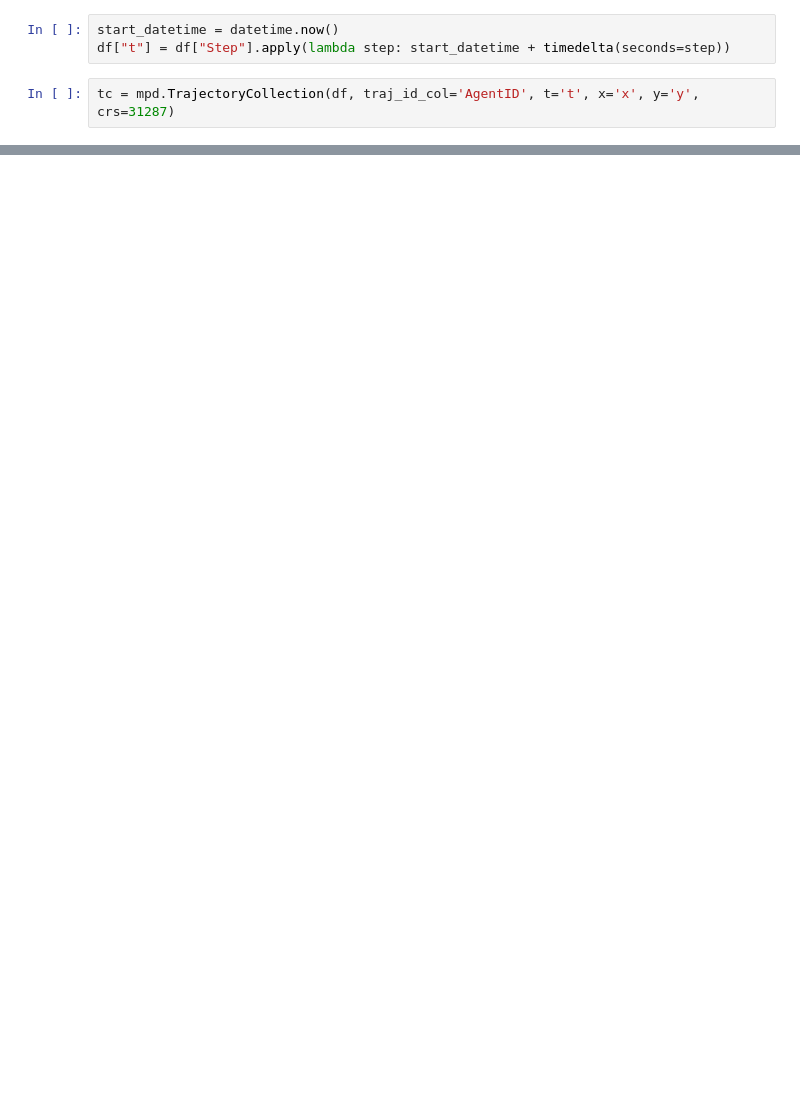
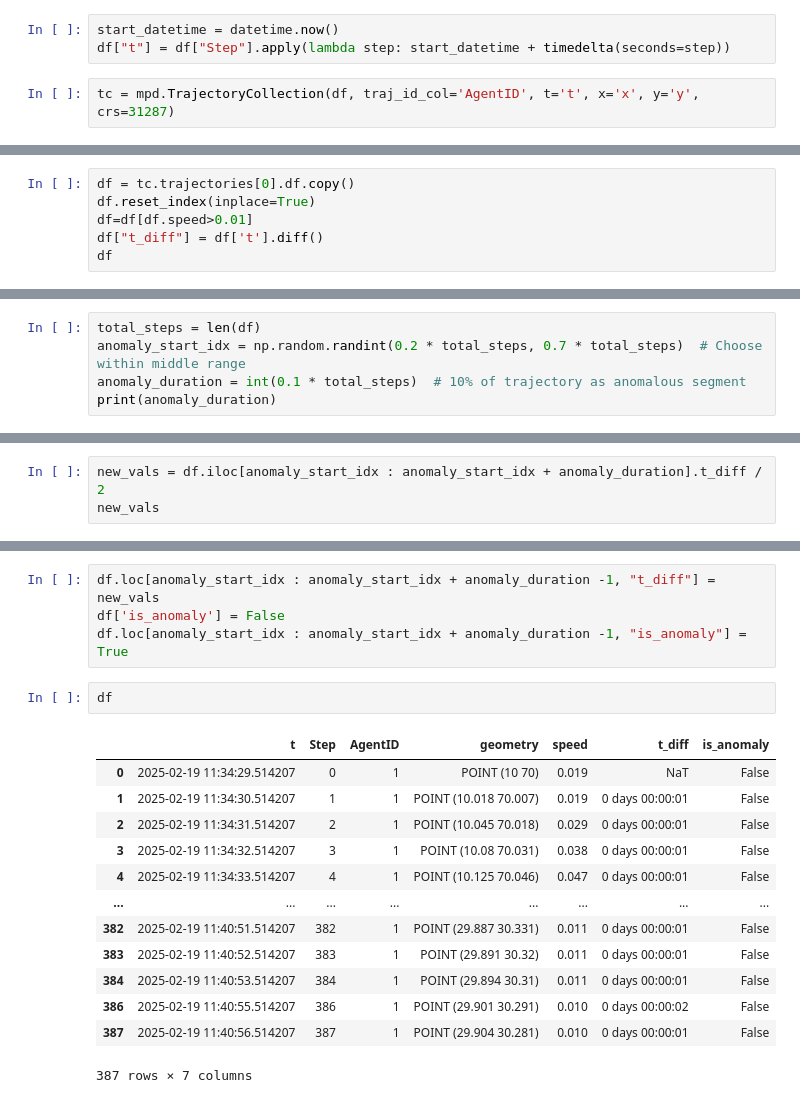
Before and after one commit to movingpandas/synth-data-generator, a Jupyter notebook: mesa/examples/basic/ships/ships.ipynb, the cells around one changed output, grey strips where cells are left out. Drawn from its saved outputs; the diff is of its cells as text; blank space fills up the shorter version.

Commit message:
First speed anomaly

```diff
--- a/mesa/examples/basic/ships/ships.ipynb
+++ b/mesa/examples/basic/ships/ships.ipynb
@@ -116,0 +153,6 @@ tc.trajectories[3].hvplot(c='speed')
+# %%
+df = tc.trajectories[0].df.copy()
+df.reset_index(inplace=True)
+df=df[df.speed>0.01]
+df["t_diff"] = df['t'].diff()
+df
@@ -116,0 +173,5 @@ tc.trajectories[3].hvplot(c='speed')
+# %%
+total_steps = len(df)
+anomaly_start_idx = np.random.randint(0.2 * total_steps, 0.7 * total_steps)  # Choose within middle range
+anomaly_duration = int(0.1 * total_steps)  # 10% of trajectory as anomalous segment
+print(anomaly_duration)
@@ -116,0 +180,3 @@ tc.trajectories[3].hvplot(c='speed')
+# %%
+new_vals = df.iloc[anomaly_start_idx : anomaly_start_idx + anomaly_duration].t_diff / 2
+new_vals
@@ -116,0 +201,20 @@ tc.trajectories[3].hvplot(c='speed')
+# %%
+df.loc[anomaly_start_idx : anomaly_start_idx + anomaly_duration -1, "t_diff"] = new_vals
+df['is_anomaly'] = False
+df.loc[anomaly_start_idx : anomaly_start_idx + anomaly_duration -1, "is_anomaly"] = True
+# %%
+df
+# %% [output]
+|  | t | Step | AgentID | geometry | speed | t_diff | is_anomaly |
+| 0 | 2025-02-19 11:34:29.514207 | 0 | 1 | POINT (10 70) | 0.019 | NaT | False |
+| 1 | 2025-02-19 11:34:30.514207 | 1 | 1 | POINT (10.018 70.007) | 0.019 | 0 days 00:00:01 | False |
+| 2 | 2025-02-19 11:34:31.514207 | 2 | 1 | POINT (10.045 70.018) | 0.029 | 0 days 00:00:01 | False |
+| 3 | 2025-02-19 11:34:32.514207 | 3 | 1 | POINT (10.08 70.031) | 0.038 | 0 days 00:00:01 | False |
+| 4 | 2025-02-19 11:34:33.514207 | 4 | 1 | POINT (10.125 70.046) | 0.047 | 0 days 00:00:01 | False |
+| ... | ... | ... | ... | ... | ... | ... | ... |
+| 382 | 2025-02-19 11:40:51.514207 | 382 | 1 | POINT (29.887 30.331) | 0.011 | 0 days 00:00:01 | False |
+| 383 | 2025-02-19 11:40:52.514207 | 383 | 1 | POINT (29.891 30.32) | 0.011 | 0 days 00:00:01 | False |
+| 384 | 2025-02-19 11:40:53.514207 | 384 | 1 | POINT (29.894 30.31) | 0.011 | 0 days 00:00:01 | False |
+| 386 | 2025-02-19 11:40:55.514207 | 386 | 1 | POINT (29.901 30.291) | 0.010 | 0 days 00:00:02 | False |
+| 387 | 2025-02-19 11:40:56.514207 | 387 | 1 | POINT (29.904 30.281) | 0.010 | 0 days 00:00:01 | False |
+387 rows × 7 columns
```
Also changed, not shown: parts of 22 cells of this notebook, 1 other file.
